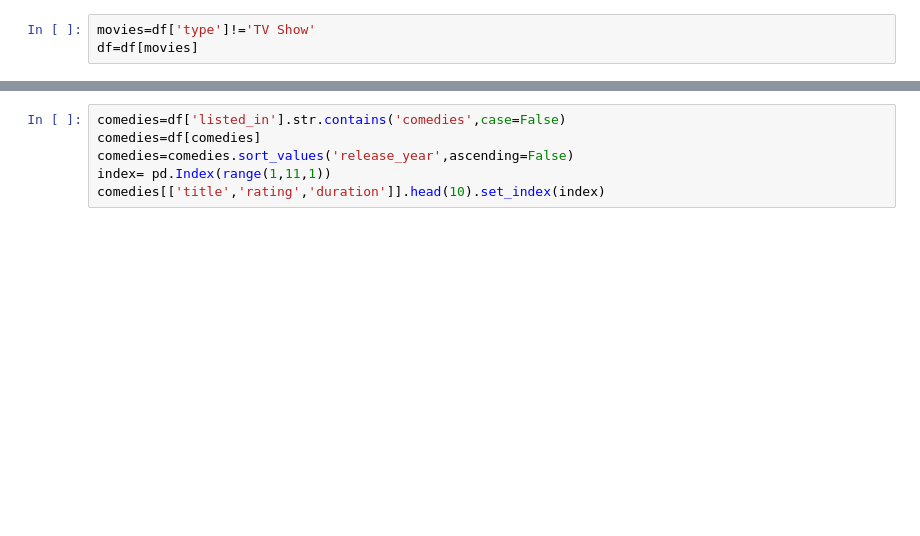
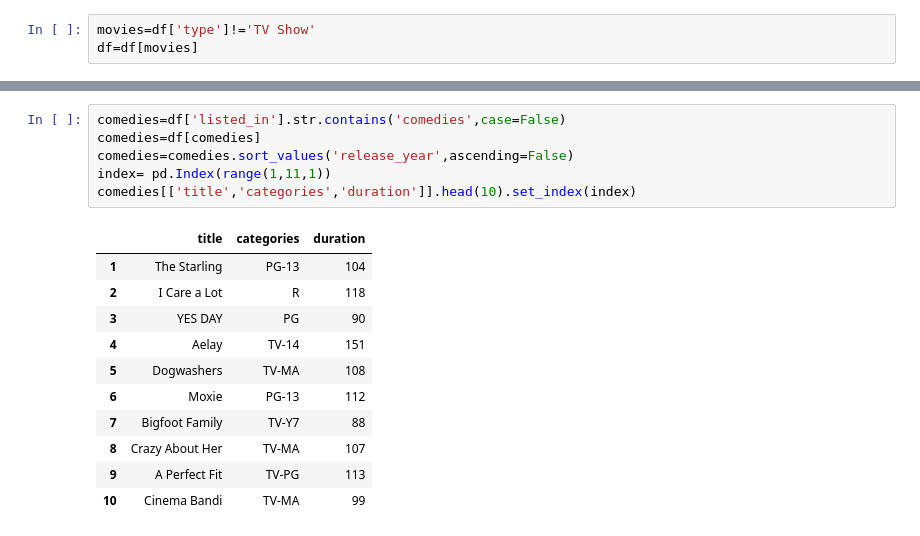
Before and after one commit to AsemMostafa/AsemMostafa-Investigate-a-Dataset---TMDb-movie-, a Jupyter notebook: netflix-shows.ipynb, the cells around one changed output, grey strips where cells are left out. Drawn from its saved outputs; the diff is of its cells as text; blank space fills up the shorter version.

```diff
--- a/netflix-shows.ipynb
+++ b/netflix-shows.ipynb
@@ -54,6 +143,18 @@ release.plot(figsize=(10,5),title='Amount of movies over years');
 # %%
 comedies=df['listed_in'].str.contains('comedies',case=False)
 comedies=df[comedies]
 comedies=comedies.sort_values('release_year',ascending=False)
 index= pd.Index(range(1,11,1))
-comedies[['title','rating','duration']].head(10).set_index(index)
+comedies[['title','categories','duration']].head(10).set_index(index)
+# %% [output]
+|  | title | categories | duration |
+| 1 | The Starling | PG-13 | 104 |
+| 2 | I Care a Lot | R | 118 |
+| 3 | YES DAY | PG | 90 |
+| 4 | Aelay | TV-14 | 151 |
+| 5 | Dogwashers | TV-MA | 108 |
+| 6 | Moxie | PG-13 | 112 |
+| 7 | Bigfoot Family | TV-Y7 | 88 |
+| 8 | Crazy About Her | TV-MA | 107 |
+| 9 | A Perfect Fit | TV-PG | 113 |
+| 10 | Cinema Bandi | TV-MA | 99 |
```
Also changed, not shown: parts of 11 cells of this notebook.
